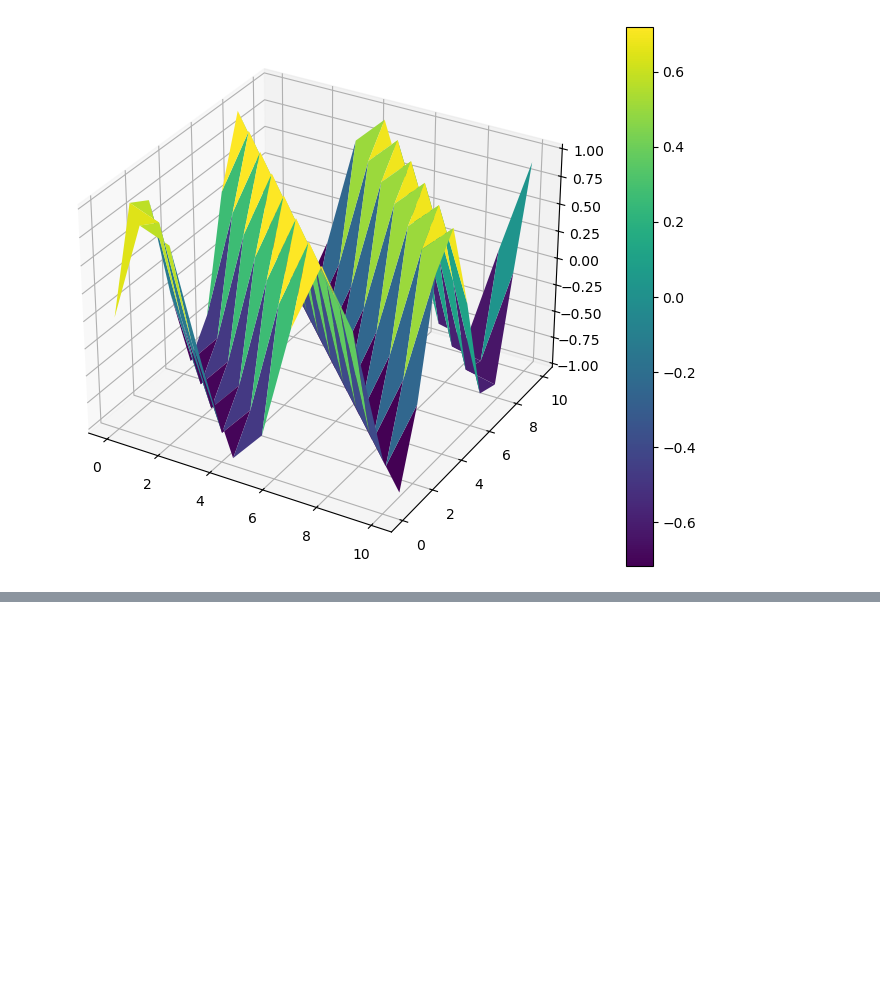
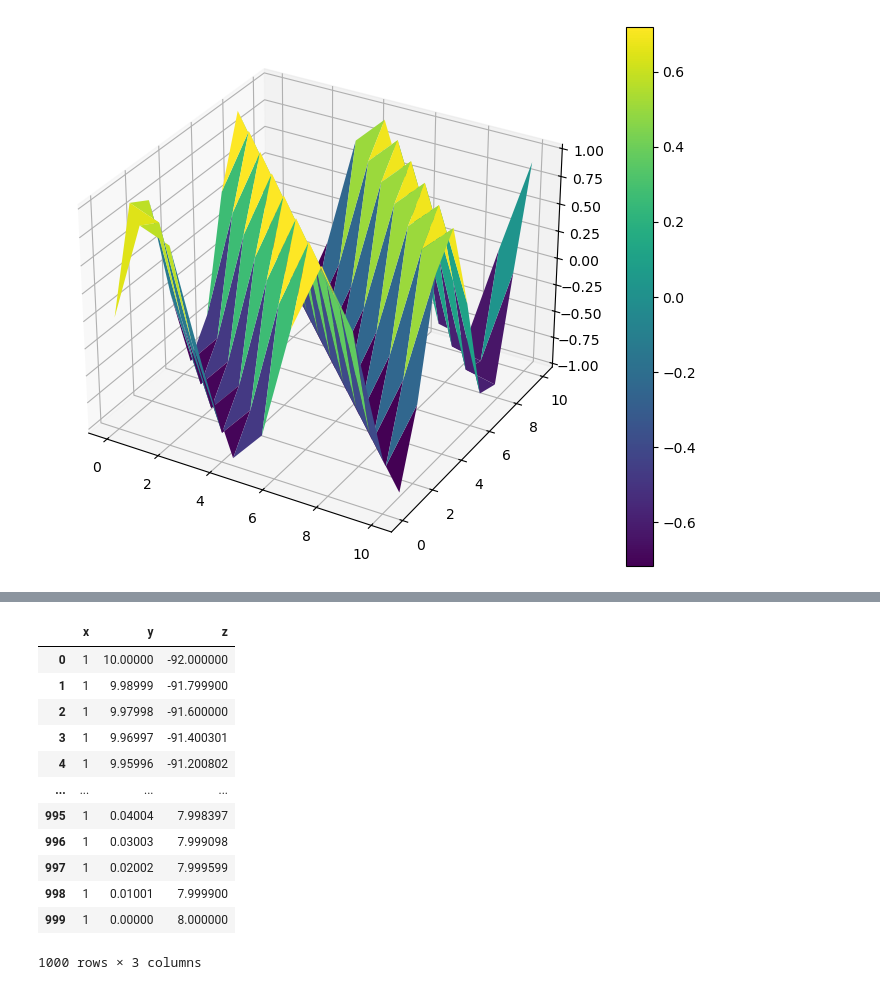
Before and after one commit to luizgsangelo/Univesp_2025_01, a Jupyter notebook: Cálculo 2/Semana 1/Semana 1.ipynb, the cells around one changed output, grey strips where cells are left out. Saved outputs shown, nothing was run; the diff lists cells and outputs as text; code cells hidden in the pictures; blank space fills up the shorter version.

```diff
--- a/Cálculo 2/Semana 1/Semana 1.ipynb
+++ b/Cálculo 2/Semana 1/Semana 1.ipynb
@@ -203,0 +262,16 @@ plt.show()
+# %%
+df.head(1000)
+# %% [output]
+|  | x | y | z |
+| 0 | 1 | 10.00000 | -92.000000 |
+| 1 | 1 | 9.98999 | -91.799900 |
+| 2 | 1 | 9.97998 | -91.600000 |
+| 3 | 1 | 9.96997 | -91.400301 |
+| 4 | 1 | 9.95996 | -91.200802 |
+| ... | ... | ... | ... |
+| 995 | 1 | 0.04004 | 7.998397 |
+| 996 | 1 | 0.03003 | 7.999098 |
+| 997 | 1 | 0.02002 | 7.999599 |
+| 998 | 1 | 0.01001 | 7.999900 |
+| 999 | 1 | 0.00000 | 8.000000 |
+1000 rows × 3 columns
```
Also changed, not shown: parts of 4 cells of this notebook, 1 other file.
